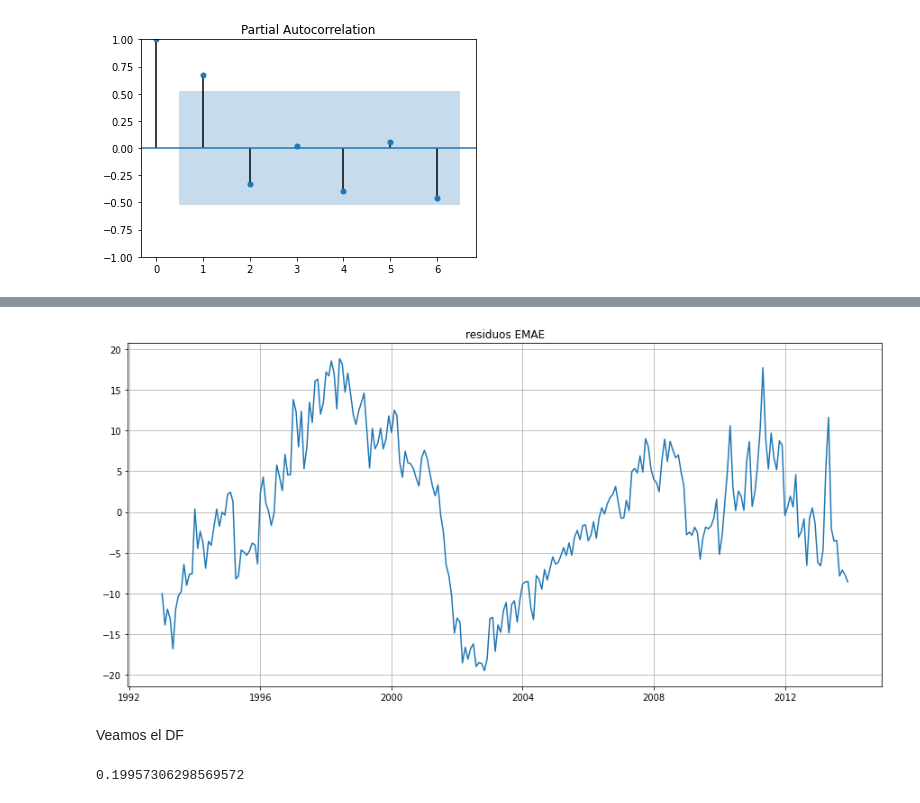
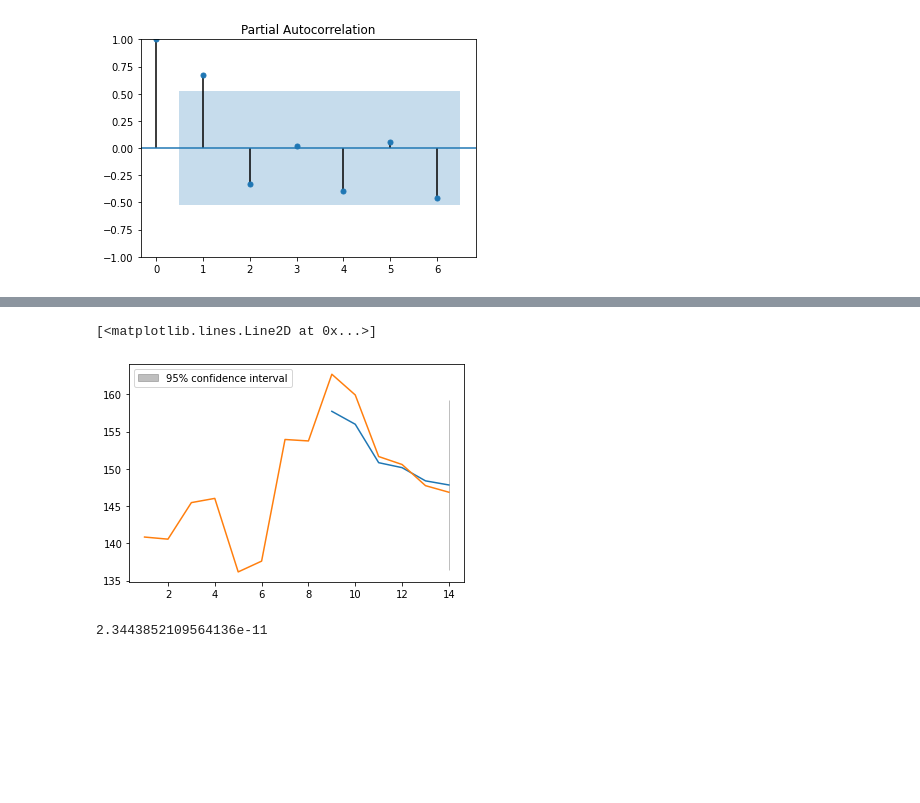
Before and after one commit to nickymind/DOE-Econometria, a Jupyter notebook: Nowcasting_PIB.ipynb, the cells around one changed output, grey strips where cells are left out. Drawn from its saved outputs; the diff is of its cells as text; code cells hidden in the pictures; blank space fills up the shorter version.

```diff
--- a/Nowcasting_PIB.ipynb
+++ b/Nowcasting_PIB.ipynb
@@ -291,10 +202,11 @@ plt.show()
-# %%
-grafico(results.resid,'residuos EMAE')
-# %% [output]
-[figure, removed]
-# %% [markdown]
-Veamos el DF
+# %%
+res.plot_predict(9,14)
+plt.plot(emae.Indice)
+# %% [output]
+[<matplotlib.lines.Line2D at 0x...>]
+[figure, added]
 # %%
-sm.tsa.stattools.adfuller(results.resid)[1]
+sm.tsa.stattools.adfuller(res.resid)[1]
+# se rechaza el unit root (i.e. sigue siendo estacionaria)
 # %% [output]
-0.19957306298569572
+2.3443852109564136e-11
```
Also changed, not shown: parts of 26 cells of this notebook.
